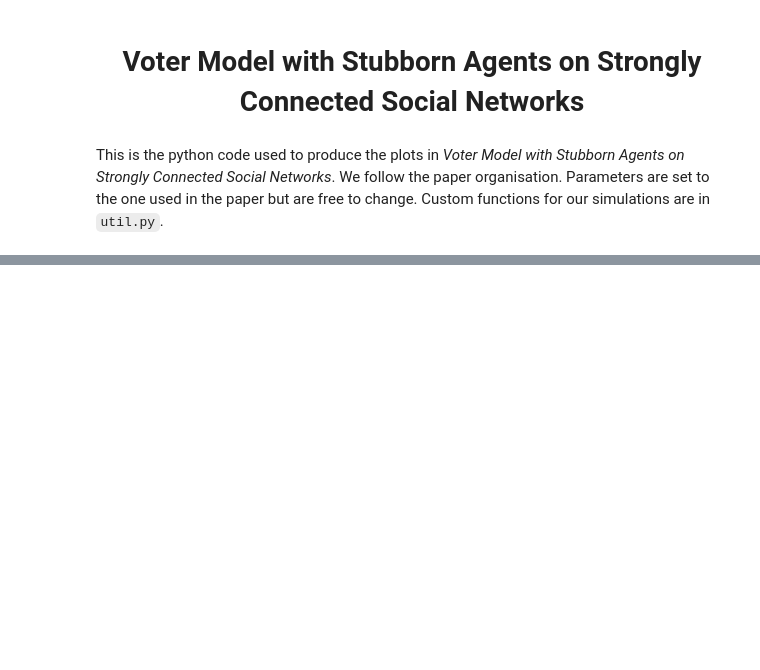
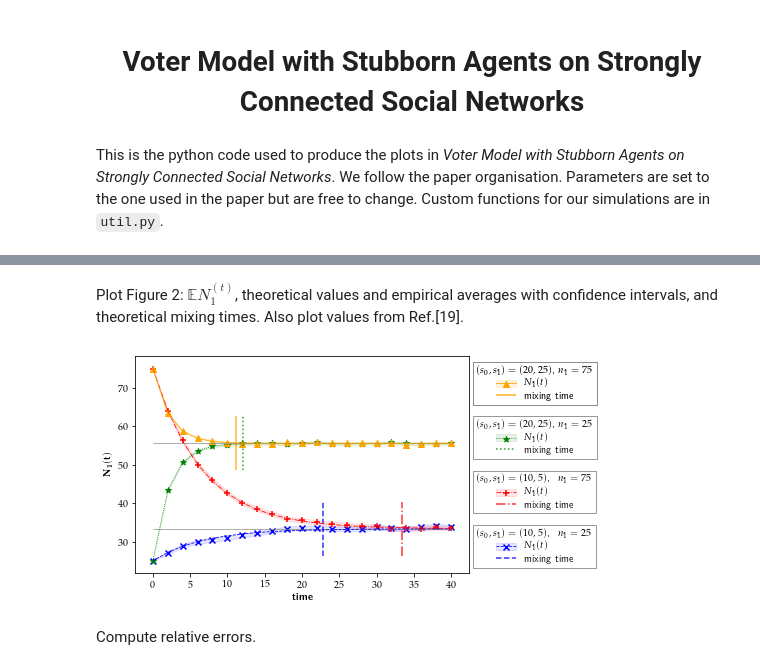
Before and after one commit to AntoineVendeville/Opinion-dynamics-in-the-Voter-Model, a Jupyter notebook: strongly_connected.ipynb, the cells around one changed output, grey strips where cells are left out. Cells and saved outputs as stored; diff of their text form; code cells hidden in the pictures; blank space fills up the shorter version.

```diff
--- a/strongly_connected.ipynb
+++ b/strongly_connected.ipynb
@@ -122,7 +4,0 @@ Compute Q from system (3).
-# %%
-Q = np.zeros((n-s0-s1+1, n-s0-s1+1))
-for k in range(s1,n-s0+1):
-    Q[k-s1,k-s1-1] = (k-s1)*(n-k)/(n-1)
-    if k<n-s0:
-        Q[k-s1,k-s1+1] = k*(n-k-s0)/(n-1)
-    Q[k-s1,k-s1] = - (k-s1)*(n-k)/(n-1) - k*(n-k-s0)/(n-1)
@@ -321,0 +63,2 @@ plt.close()
+# %%
+Q = {j: util.Qmatrix(n,s0,s1) for j,(s0,s1) in enumerate(S)}
@@ -321,0 +107,11 @@ plt.close()
+# %%
+mixing = np.zeros((Epsilon.size, N1_init.size, len(S)))
+start = time()
+for j,(s0,s1) in enumerate(S):
+    pi = util.stationary(n,s0,s1,Q[j])
+    for i,n1 in enumerate(N1_init):
+        for k,eps in enumerate(Epsilon):
+            sys.stdout.flush()
+            sys.stdout.write("S {}/{}. eps {}/{}. n1 {}/{}. Elapsed time {}\r"
+                             .format(j+1, len(S), k+1, Epsilon.size, j+1, N1_init.size, round(time()-start,1)))
+            mixing[k,i,j] = util.mixing_time(n, n1, s0, s1, Q[j], pi, eps, spacing_mix)
@@ -321,0 +204,49 @@ plt.close()
+# %% [markdown]
+Plot Figure 2: $\mathbb{E}N_1^{(t)}$, theoretical values and empirical averages with confidence intervals, and theoretical mixing times. Also plot values from Ref.[19].
+# %%
+eps_bar_height = 7
+count = -1
+
+# plot
+for j,(s0,s1) in enumerate(S):
+
+    for i,n1 in enumerate(N1_init):
+        count += 1
+        mean = np.mean(N1t[:,i,j,:], axis=0)
+        std = np.std(N1t[:,i,j,:], axis=0, ddof=1)
+        fill_btw = plt.fill_between(x_axis, mean-quant*std/np.sqrt(n_simu), mean+quant*std/np.sqrt(n_simu), alpha=.1, color=color[count])
+        plot, = plt.plot(x_axis, expect["markov"][i,j], c=color[count], ls=linestyle[count], linewidth=.8)
+        scatter = plt.scatter(x_axis, mean, c=color[count], marker=marker[count], label="n1 = {}".format(str(n1)))
+
+        # limit and mixing time and limit
+        limit = n*s1/(s0+s1)
+        hline = plt.hlines(limit, 0, max_time, color="grey", alpha=.5, linewidth=.8)
+        for k,eps in enumerate(Epsilon):
+            if k>0: # we choose to only represent the lowest mixing times
+                break
+            mix = mixing[k,i,j]
+            if mix<max_time: # don't plot mixing times further than what was simulated
+                mix_line = plt.vlines(mixing[k,i,j], limit-eps_bar_height, limit+eps_bar_height, ls=linestyle[count], color=color[count], alpha=.8)
+
+        # legend
+        loc = (1.01, 0.025+count/4)
+        elements = [(fill_btw, plot, scatter), mix_line]
+        names = ["$N_1(t)$", "mixing time"]
+        if count<2: # differentiate so we can add extra space for the boxes to be all the same size
+            title = "$(s_0,s_1) = ({},{})$, $\;\,n_1 = {}$".format(s0,s1,n1)
+        else:
+            title = "$(s_0,s_1) = ({},{})$, $n_1 = {}$".format(s0,s1,n1)
+        legend = plt.legend(elements, names, title=title, loc=loc, fancybox=False, labelspacing=.1, edgecolor="grey")
+        plt.gca().add_artist(legend)
+
+# save
+#plt.legend(elements, names, shadow=False, ncol=2, mode="expand")
+plt.xlabel(r"\textbf{time}")
+plt.ylabel(r"$\mathbf{N_1(t)}$")
+plt.savefig("N1t_mixing_n={}_nsimu={}_maxtime={}.pdf".format(n, n_simu, max_time), bbox_inches="tight")
+plt.show()
+plt.close()
+# %% [output]
+[figure, added]
+# %% [markdown]
+Compute relative errors.
```
Also changed, not shown: parts of 49 cells of this notebook.
